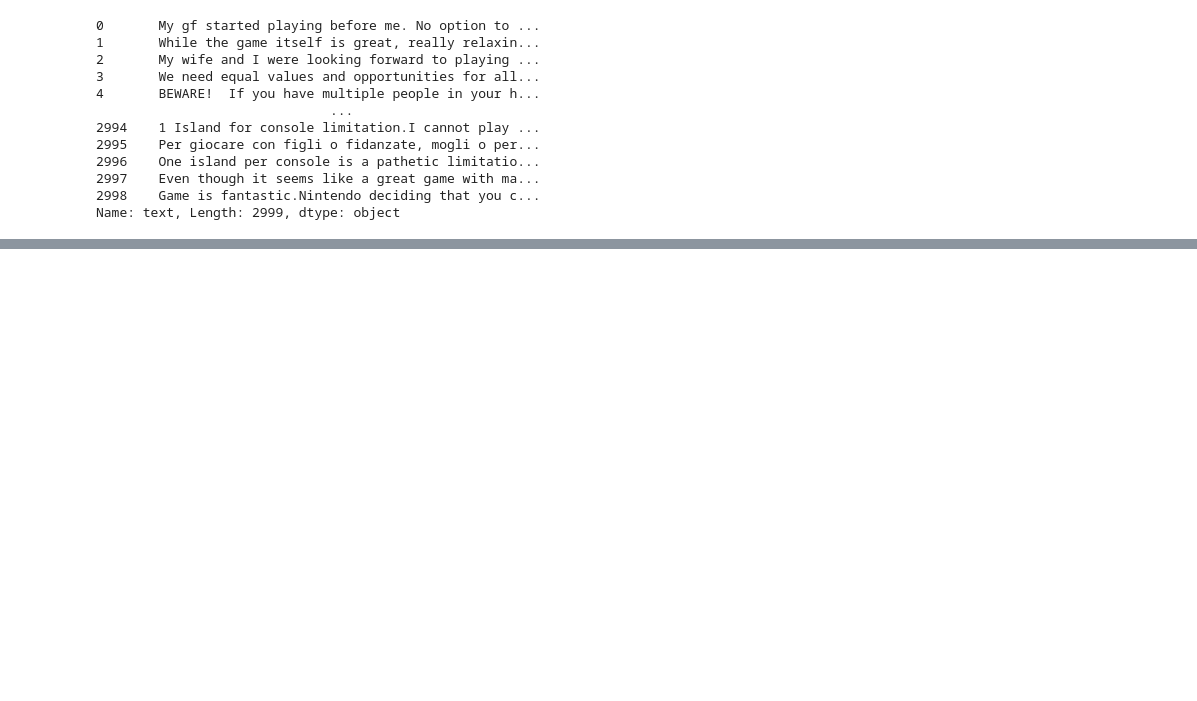
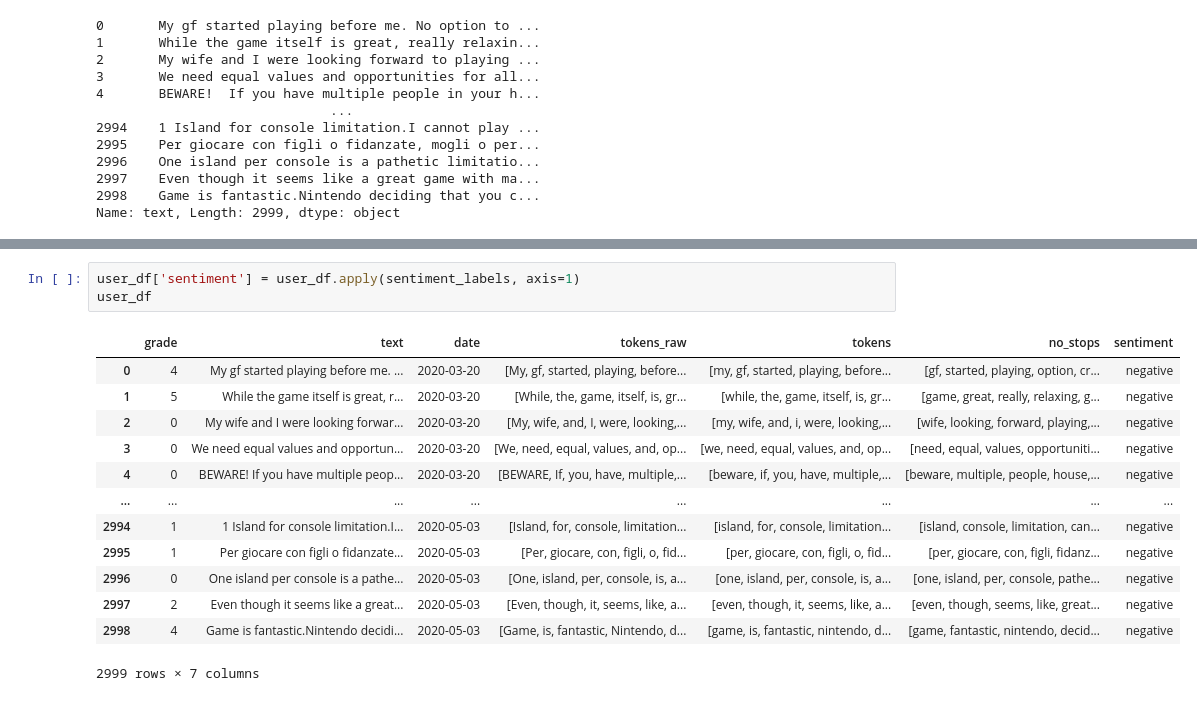
Before and after one commit to nancyho83/ACNH_Review_Sentiment, a Jupyter notebook: animal-crossing-review-analysis.ipynb, the cells around one changed output, grey strips where cells are left out. Cells and saved outputs as stored; diff of their text form; blank space fills up the shorter version.

```diff
--- a/animal-crossing-review-analysis.ipynb
+++ b/animal-crossing-review-analysis.ipynb
@@ -51,0 +160,17 @@ Name: text, Length: 2999, dtype: object
+# %%
+user_df['sentiment'] = user_df.apply(sentiment_labels, axis=1)
+user_df
+# %% [output]
+|  | grade | text | date | tokens_raw | tokens | no_stops | sentiment |
+| 0 | 4 | My gf started playing before me. ... | 2020-03-20 | [My, gf, started, playing, before... | [my, gf, started, playing, before... | [gf, started, playing, option, cr... | negative |
+| 1 | 5 | While the game itself is great, r... | 2020-03-20 | [While, the, game, itself, is, gr... | [while, the, game, itself, is, gr... | [game, great, really, relaxing, g... | negative |
+| 2 | 0 | My wife and I were looking forwar... | 2020-03-20 | [My, wife, and, I, were, looking,... | [my, wife, and, i, were, looking,... | [wife, looking, forward, playing,... | negative |
+| 3 | 0 | We need equal values and opportun... | 2020-03-20 | [We, need, equal, values, and, op... | [we, need, equal, values, and, op... | [need, equal, values, opportuniti... | negative |
+| 4 | 0 | BEWARE! If you have multiple peop... | 2020-03-20 | [BEWARE, If, you, have, multiple,... | [beware, if, you, have, multiple,... | [beware, multiple, people, house,... | negative |
+| ... | ... | ... | ... | ... | ... | ... | ... |
+| 2994 | 1 | 1 Island for console limitation.I... | 2020-05-03 | [Island, for, console, limitation... | [island, for, console, limitation... | [island, console, limitation, can... | negative |
+| 2995 | 1 | Per giocare con figli o fidanzate... | 2020-05-03 | [Per, giocare, con, figli, o, fid... | [per, giocare, con, figli, o, fid... | [per, giocare, con, figli, fidanz... | negative |
+| 2996 | 0 | One island per console is a pathe... | 2020-05-03 | [One, island, per, console, is, a... | [one, island, per, console, is, a... | [one, island, per, console, pathe... | negative |
+| 2997 | 2 | Even though it seems like a great... | 2020-05-03 | [Even, though, it, seems, like, a... | [even, though, it, seems, like, a... | [even, though, seems, like, great... | negative |
+| 2998 | 4 | Game is fantastic.Nintendo decidi... | 2020-05-03 | [Game, is, fantastic, Nintendo, d... | [game, is, fantastic, nintendo, d... | [game, fantastic, nintendo, decid... | negative |
+2999 rows × 7 columns
```
Also changed, not shown: parts of 26 cells of this notebook.
